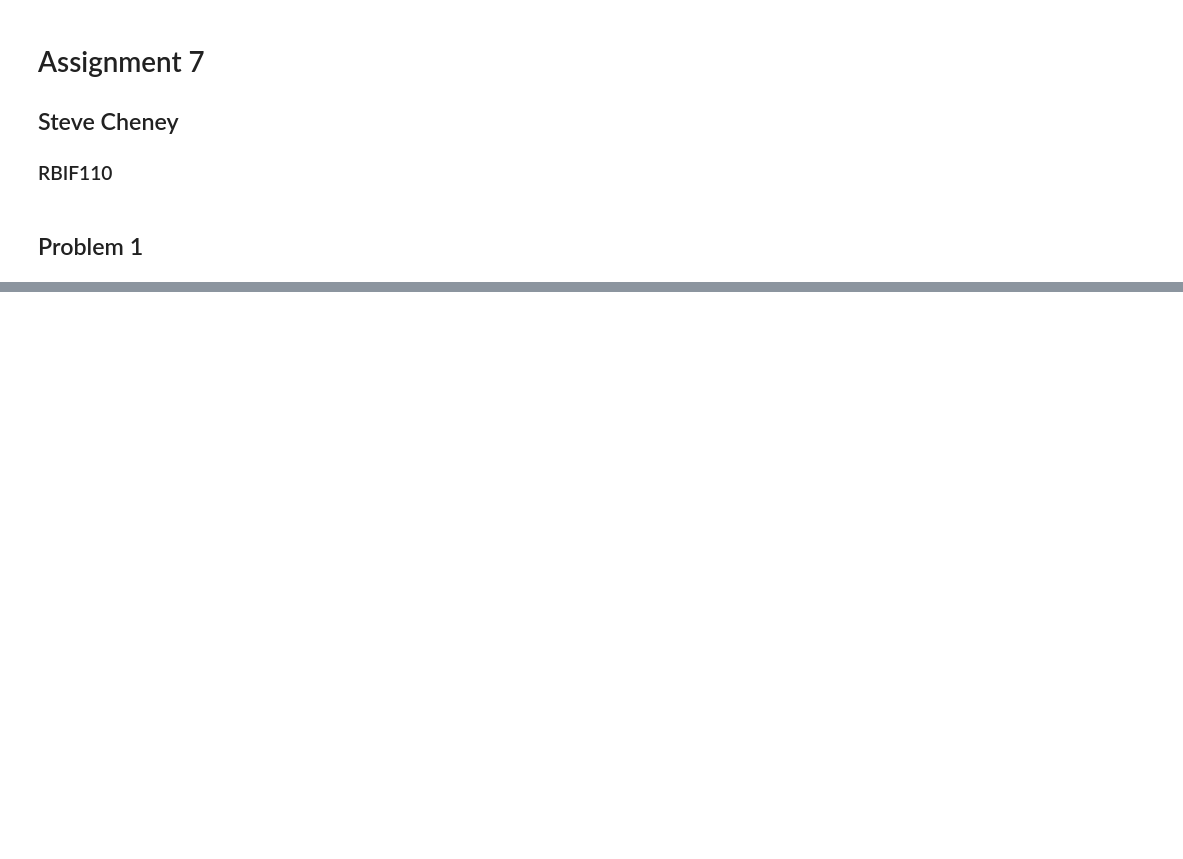
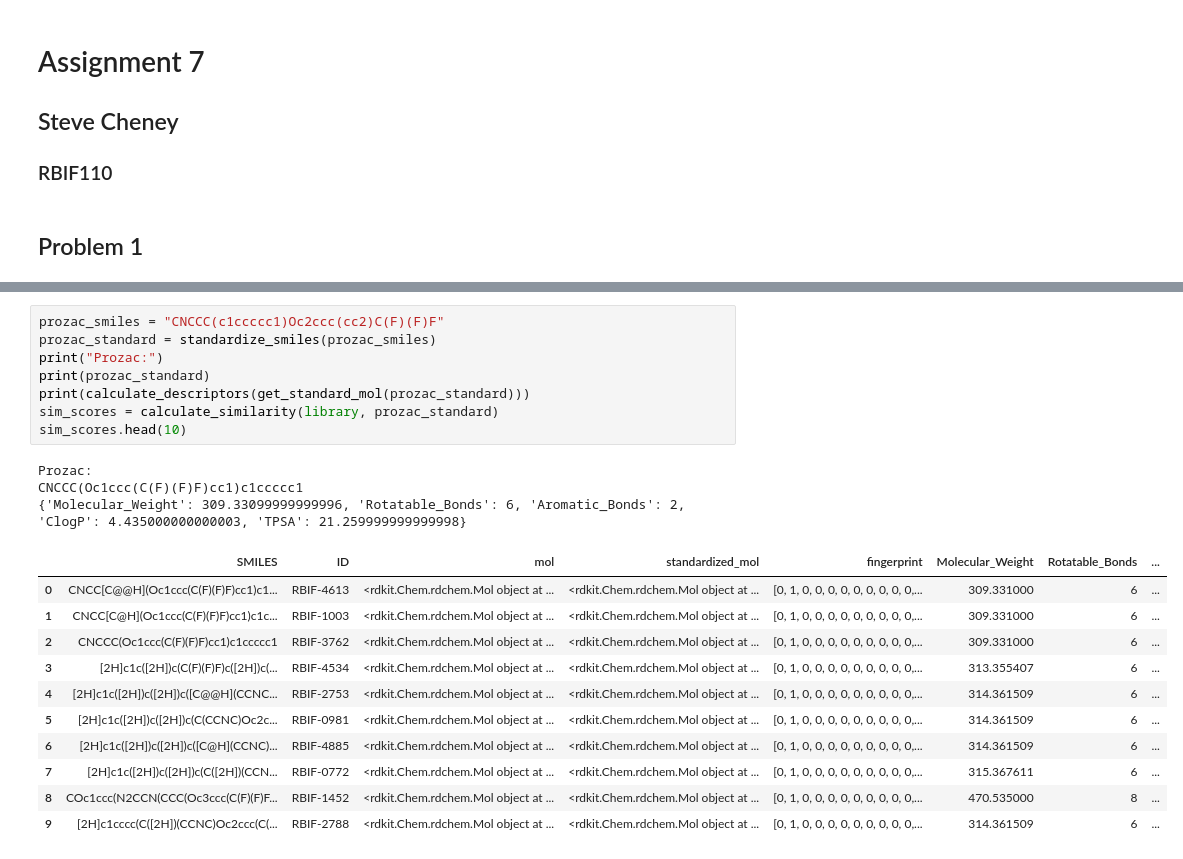
Before and after one commit to Steve-Cheney/Cheminformatics, a Jupyter notebook: rbif-110-a7/a7.ipynb, the cells around one changed output, grey strips where cells are left out. Drawn from its saved outputs; the diff is of its cells as text; blank space fills up the shorter version.

```diff
--- a/rbif-110-a7/a7.ipynb
+++ b/rbif-110-a7/a7.ipynb
@@ -174,0 +218,23 @@ lc50_df.head()
+# %%
+prozac_smiles = "CNCCC(c1ccccc1)Oc2ccc(cc2)C(F)(F)F"
+prozac_standard = standardize_smiles(prozac_smiles)
+print("Prozac:")
+print(prozac_standard)
+print(calculate_descriptors(get_standard_mol(prozac_standard)))
+sim_scores = calculate_similarity(library, prozac_standard)
+sim_scores.head(10)
+# %% [output]
+Prozac:
+CNCCC(Oc1ccc(C(F)(F)F)cc1)c1ccccc1
+{'Molecular_Weight': 309.33099999999996, 'Rotatable_Bonds': 6, 'Aromatic_Bonds': 2, 'ClogP': 4.435000000000003, 'TPSA': 21.259999999999998}
+|  | SMILES | ID | mol | standardized_mol | fingerprint | Molecular_Weight | Rotatable_Bonds | ... |
+| 0 | CNCC[C@@H](Oc1ccc(C(F)(F)F)cc1)c1... | RBIF-4613 | <rdkit.Chem.rdchem.Mol object at ... | <rdkit.Chem.rdchem.Mol object at ... | [0, 1, 0, 0, 0, 0, 0, 0, 0, 0, 0,... | 309.331000 | 6 | ... |
+| 1 | CNCC[C@H](Oc1ccc(C(F)(F)F)cc1)c1c... | RBIF-1003 | <rdkit.Chem.rdchem.Mol object at ... | <rdkit.Chem.rdchem.Mol object at ... | [0, 1, 0, 0, 0, 0, 0, 0, 0, 0, 0,... | 309.331000 | 6 | ... |
+| 2 | CNCCC(Oc1ccc(C(F)(F)F)cc1)c1ccccc1 | RBIF-3762 | <rdkit.Chem.rdchem.Mol object at ... | <rdkit.Chem.rdchem.Mol object at ... | [0, 1, 0, 0, 0, 0, 0, 0, 0, 0, 0,... | 309.331000 | 6 | ... |
+| 3 | [2H]c1c([2H])c(C(F)(F)F)c([2H])c(... | RBIF-4534 | <rdkit.Chem.rdchem.Mol object at ... | <rdkit.Chem.rdchem.Mol object at ... | [0, 1, 0, 0, 0, 0, 0, 0, 0, 0, 0,... | 313.355407 | 6 | ... |
+| 4 | [2H]c1c([2H])c([2H])c([C@@H](CCNC... | RBIF-2753 | <rdkit.Chem.rdchem.Mol object at ... | <rdkit.Chem.rdchem.Mol object at ... | [0, 1, 0, 0, 0, 0, 0, 0, 0, 0, 0,... | 314.361509 | 6 | ... |
+| 5 | [2H]c1c([2H])c([2H])c(C(CCNC)Oc2c... | RBIF-0981 | <rdkit.Chem.rdchem.Mol object at ... | <rdkit.Chem.rdchem.Mol object at ... | [0, 1, 0, 0, 0, 0, 0, 0, 0, 0, 0,... | 314.361509 | 6 | ... |
+| 6 | [2H]c1c([2H])c([2H])c([C@H](CCNC)... | RBIF-4885 | <rdkit.Chem.rdchem.Mol object at ... | <rdkit.Chem.rdchem.Mol object at ... | [0, 1, 0, 0, 0, 0, 0, 0, 0, 0, 0,... | 314.361509 | 6 | ... |
+| 7 | [2H]c1c([2H])c([2H])c(C([2H])(CCN... | RBIF-0772 | <rdkit.Chem.rdchem.Mol object at ... | <rdkit.Chem.rdchem.Mol object at ... | [0, 1, 0, 0, 0, 0, 0, 0, 0, 0, 0,... | 315.367611 | 6 | ... |
+| 8 | COc1ccc(N2CCN(CCC(Oc3ccc(C(F)(F)F... | RBIF-1452 | <rdkit.Chem.rdchem.Mol object at ... | <rdkit.Chem.rdchem.Mol object at ... | [0, 1, 0, 0, 0, 0, 0, 0, 0, 0, 0,... | 470.535000 | 8 | ... |
+| 9 | [2H]c1cccc(C([2H])(CCNC)Oc2ccc(C(... | RBIF-2788 | <rdkit.Chem.rdchem.Mol object at ... | <rdkit.Chem.rdchem.Mol object at ... | [0, 1, 0, 0, 0, 0, 0, 0, 0, 0, 0,... | 314.361509 | 6 | ... |
```
Also changed, not shown: parts of 10 cells of this notebook.
